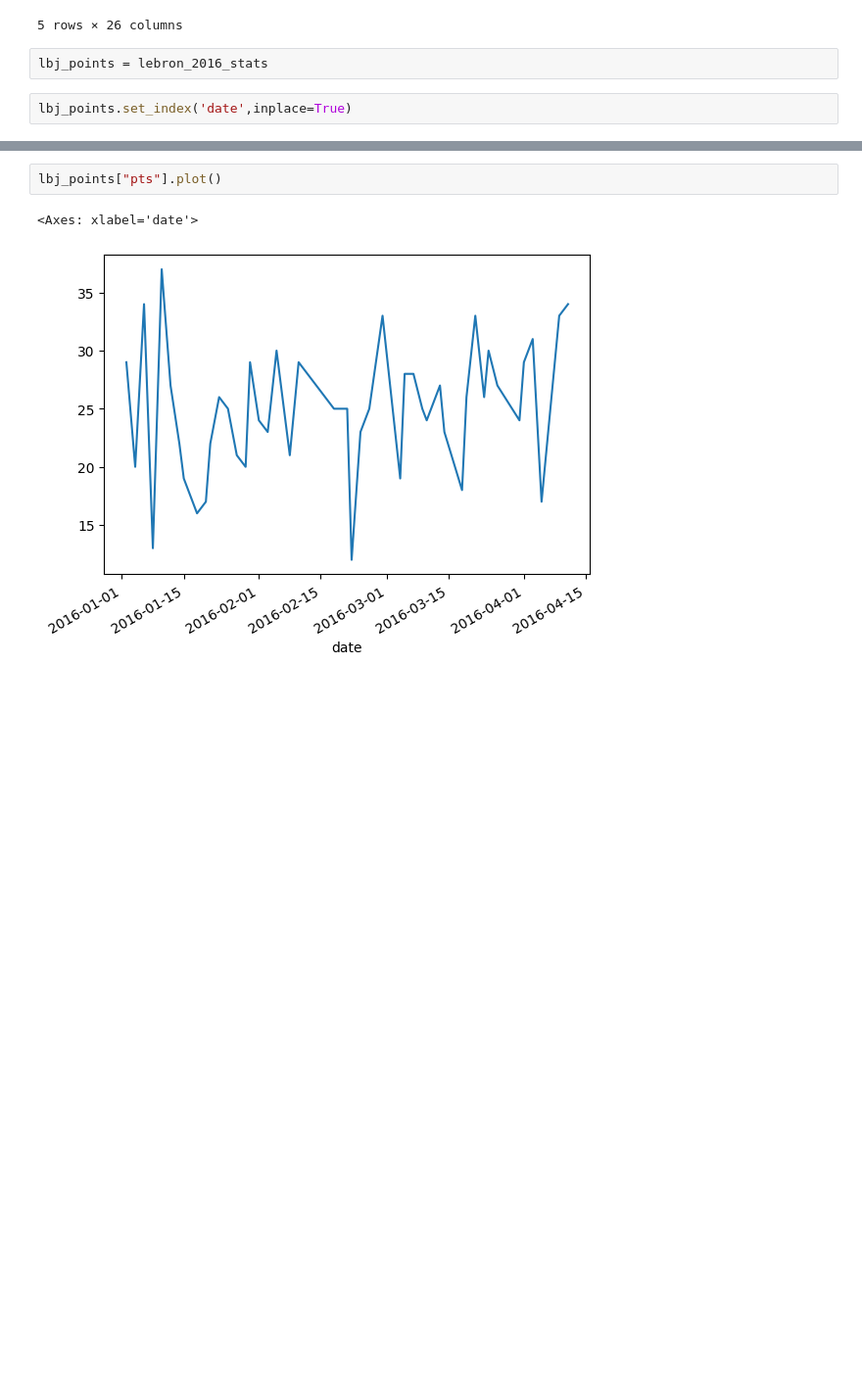
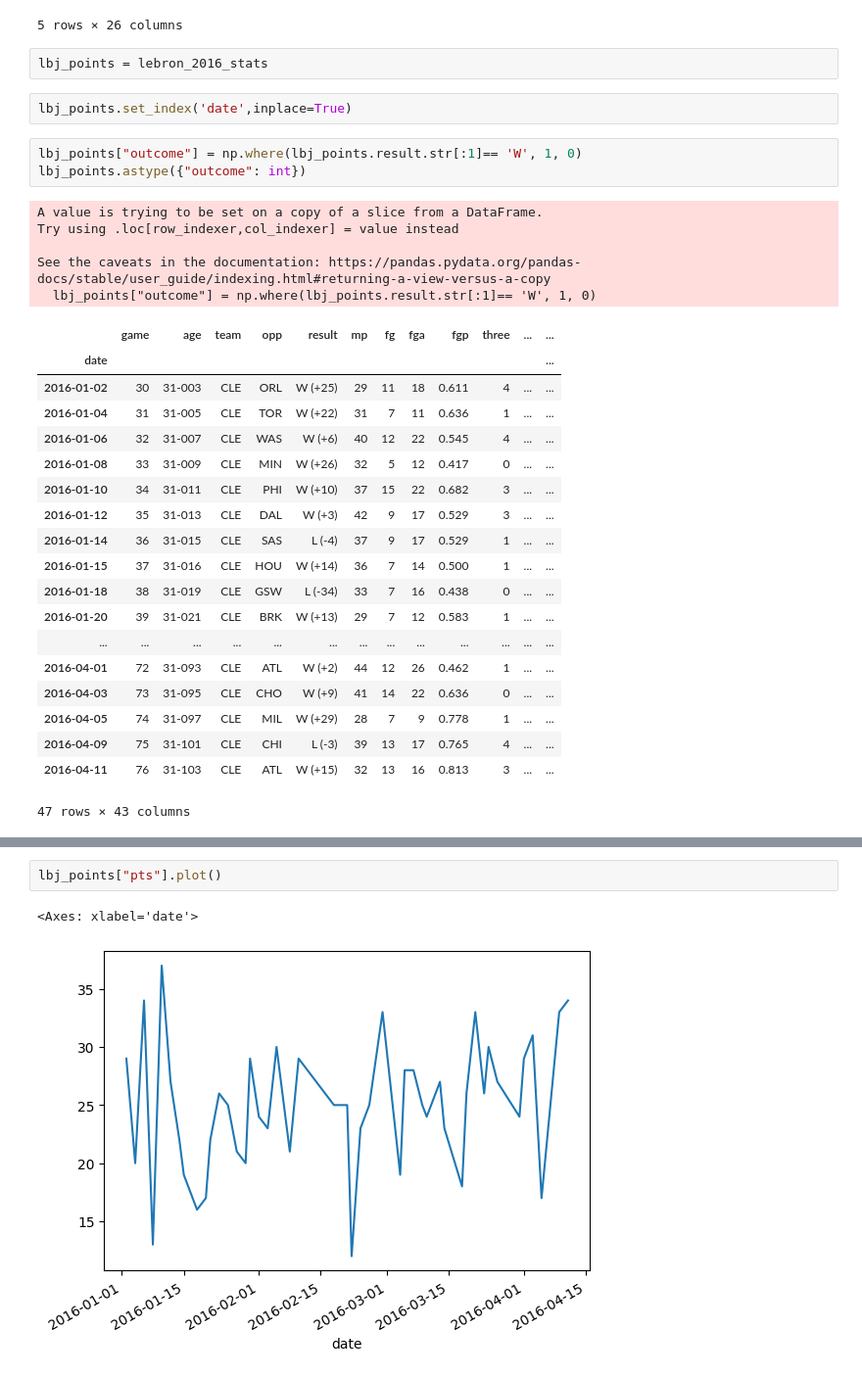
Before and after one commit to ndlovuraymond/datascience, a Jupyter notebook: Lebron XGB time series/Lebron XGB Time Series.ipynb, the cells around one changed output, grey strips where cells are left out. Shown at 98% size. Saved outputs shown, nothing was run; the diff lists cells and outputs as text; blank space fills up the shorter version.

```diff
--- a/Lebron XGB time series/Lebron XGB Time Series.ipynb
+++ b/Lebron XGB time series/Lebron XGB Time Series.ipynb
@@ -30,3 +30,31 @@ lebron_2016_stats.head()
 lbj_points = lebron_2016_stats
 # %%
 lbj_points.set_index('date',inplace=True)
+# %%
+lbj_points["outcome"] = np.where(lbj_points.result.str[:1]== 'W', 1, 0)
+lbj_points.astype({"outcome": int})
+# %% [output]
+A value is trying to be set on a copy of a slice from a DataFrame.
+Try using .loc[row_indexer,col_indexer] = value instead
+
+See the caveats in the documentation: https://pandas.pydata.org/pandas-docs/stable/user_guide/indexing.html#returning-a-view-versus-a-copy
+  lbj_points["outcome"] = np.where(lbj_points.result.str[:1]== 'W', 1, 0)
+|  | game | age | team | opp | result | mp | fg | fga | fgp | three | ... | ... |
+| date |  |  |  |  |  |  |  |  |  |  |  | ... |
+| 2016-01-02 | 30 | 31-003 | CLE | ORL | W (+25) | 29 | 11 | 18 | 0.611 | 4 | ... | ... |
+| 2016-01-04 | 31 | 31-005 | CLE | TOR | W (+22) | 31 | 7 | 11 | 0.636 | 1 | ... | ... |
+| 2016-01-06 | 32 | 31-007 | CLE | WAS | W (+6) | 40 | 12 | 22 | 0.545 | 4 | ... | ... |
+| 2016-01-08 | 33 | 31-009 | CLE | MIN | W (+26) | 32 | 5 | 12 | 0.417 | 0 | ... | ... |
+| 2016-01-10 | 34 | 31-011 | CLE | PHI | W (+10) | 37 | 15 | 22 | 0.682 | 3 | ... | ... |
+| 2016-01-12 | 35 | 31-013 | CLE | DAL | W (+3) | 42 | 9 | 17 | 0.529 | 3 | ... | ... |
+| 2016-01-14 | 36 | 31-015 | CLE | SAS | L (-4) | 37 | 9 | 17 | 0.529 | 1 | ... | ... |
+| 2016-01-15 | 37 | 31-016 | CLE | HOU | W (+14) | 36 | 7 | 14 | 0.500 | 1 | ... | ... |
+| 2016-01-18 | 38 | 31-019 | CLE | GSW | L (-34) | 33 | 7 | 16 | 0.438 | 0 | ... | ... |
+| 2016-01-20 | 39 | 31-021 | CLE | BRK | W (+13) | 29 | 7 | 12 | 0.583 | 1 | ... | ... |
+| ... | ... | ... | ... | ... | ... | ... | ... | ... | ... | ... | ... | ... |
+| 2016-04-01 | 72 | 31-093 | CLE | ATL | W (+2) | 44 | 12 | 26 | 0.462 | 1 | ... | ... |
+| 2016-04-03 | 73 | 31-095 | CLE | CHO | W (+9) | 41 | 14 | 22 | 0.636 | 0 | ... | ... |
+| 2016-04-05 | 74 | 31-097 | CLE | MIL | W (+29) | 28 | 7 | 9 | 0.778 | 1 | ... | ... |
+| 2016-04-09 | 75 | 31-101 | CLE | CHI | L (-3) | 39 | 13 | 17 | 0.765 | 4 | ... | ... |
+| 2016-04-11 | 76 | 31-103 | CLE | ATL | W (+15) | 32 | 13 | 16 | 0.813 | 3 | ... | ... |
+47 rows × 43 columns
```
Also changed, not shown: parts of 14 cells of this notebook, 3 other files.
